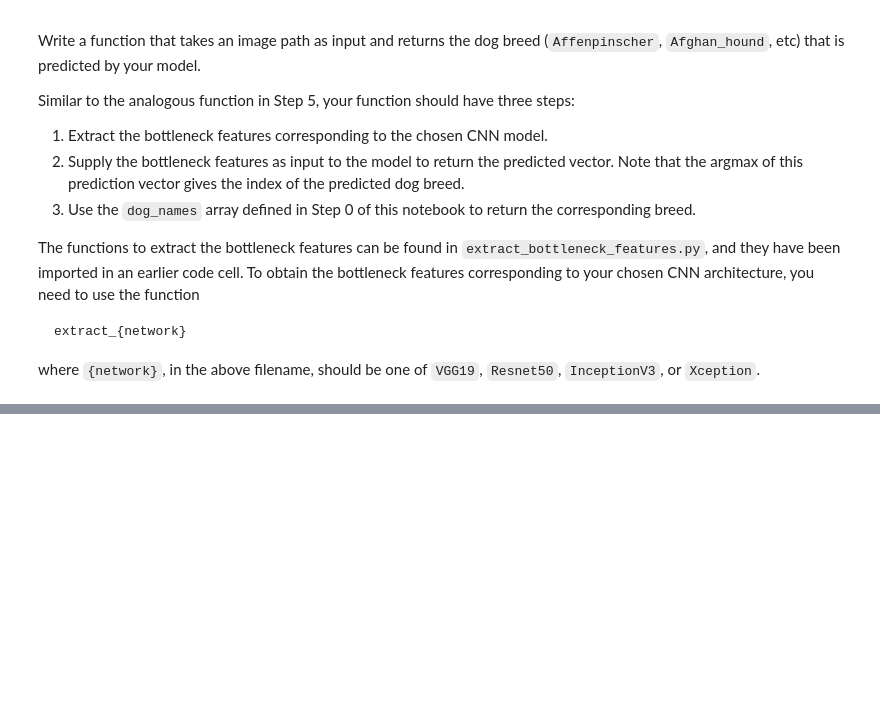
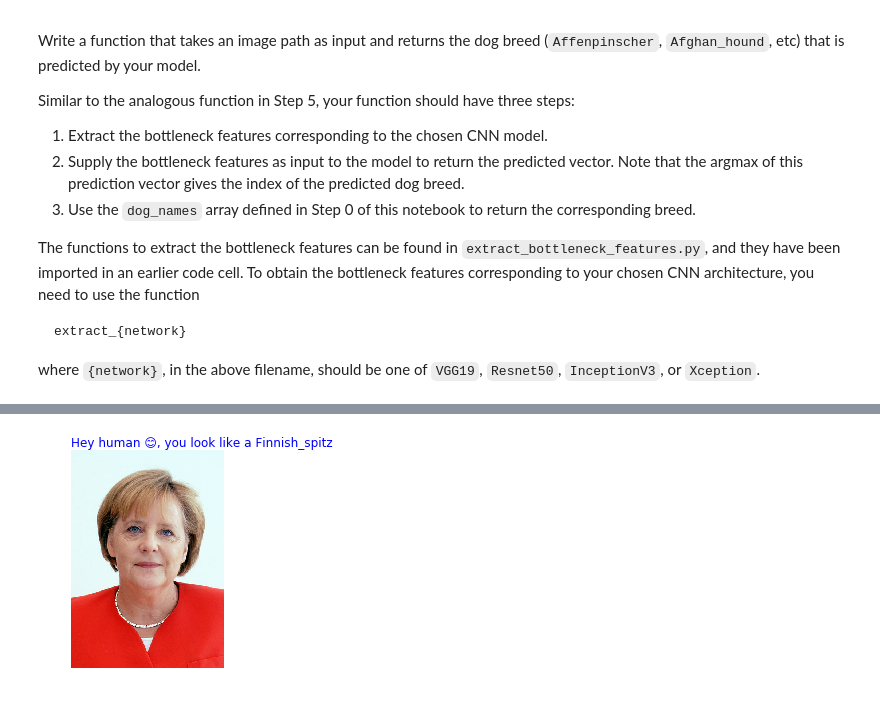
Before and after one commit to anoff/AIND-CNN-dogbreed, a Jupyter notebook: dog_app.ipynb, the cells around one changed output, grey strips where cells are left out. Cells and saved outputs as stored; diff of their text form; code cells hidden in the pictures; blank space fills up the shorter version.

```diff
--- a/dog_app.ipynb
+++ b/dog_app.ipynb
@@ -742,0 +756,4 @@ lol_you_look_like_a_dog()
+# %%
+lol_you_look_like_a_dog("images/merkel.jpg")
+# %% [output]
+[figure, added]
```
Also changed, not shown: parts of 11 cells of this notebook, 7 other files.
